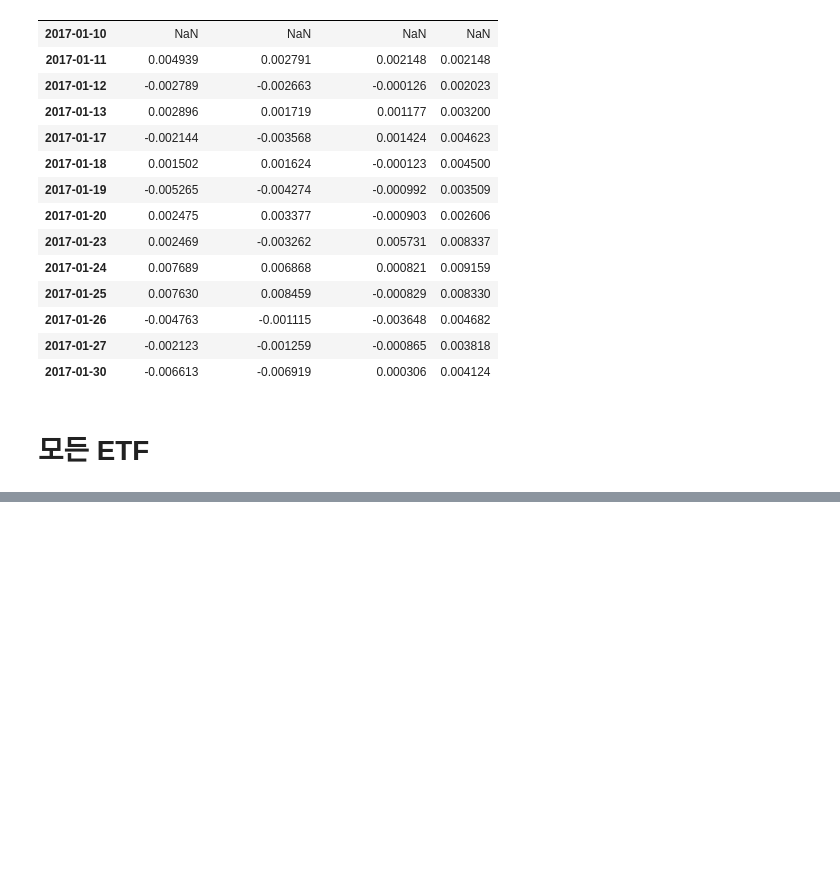
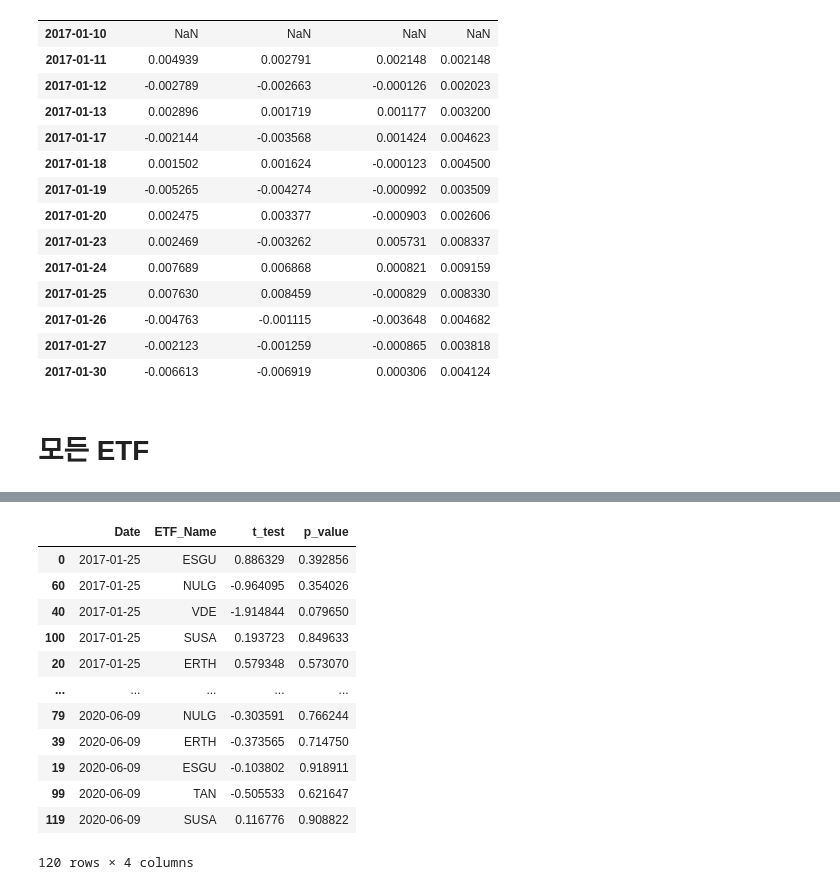
Before and after one commit to won172/DB, a Jupyter notebook: 코드/event_study2.ipynb, the cells around one changed output, grey strips where cells are left out. Cells and saved outputs as stored; diff of their text form; code cells hidden in the pictures; blank space fills up the shorter version.

```diff
--- a/코드/event_study2.ipynb
+++ b/코드/event_study2.ipynb
@@ -641,0 +642,16 @@ plt.show()
+# %%
+event_results
+# %% [output]
+|  | Date | ETF_Name | t_test | p_value |
+| 0 | 2017-01-25 | ESGU | 0.886329 | 0.392856 |
+| 60 | 2017-01-25 | NULG | -0.964095 | 0.354026 |
+| 40 | 2017-01-25 | VDE | -1.914844 | 0.079650 |
+| 100 | 2017-01-25 | SUSA | 0.193723 | 0.849633 |
+| 20 | 2017-01-25 | ERTH | 0.579348 | 0.573070 |
+| ... | ... | ... | ... | ... |
+| 79 | 2020-06-09 | NULG | -0.303591 | 0.766244 |
+| 39 | 2020-06-09 | ERTH | -0.373565 | 0.714750 |
+| 19 | 2020-06-09 | ESGU | -0.103802 | 0.918911 |
+| 99 | 2020-06-09 | TAN | -0.505533 | 0.621647 |
+| 119 | 2020-06-09 | SUSA | 0.116776 | 0.908822 |
+120 rows × 4 columns
```
Also changed, not shown: parts of 5 cells of this notebook.
